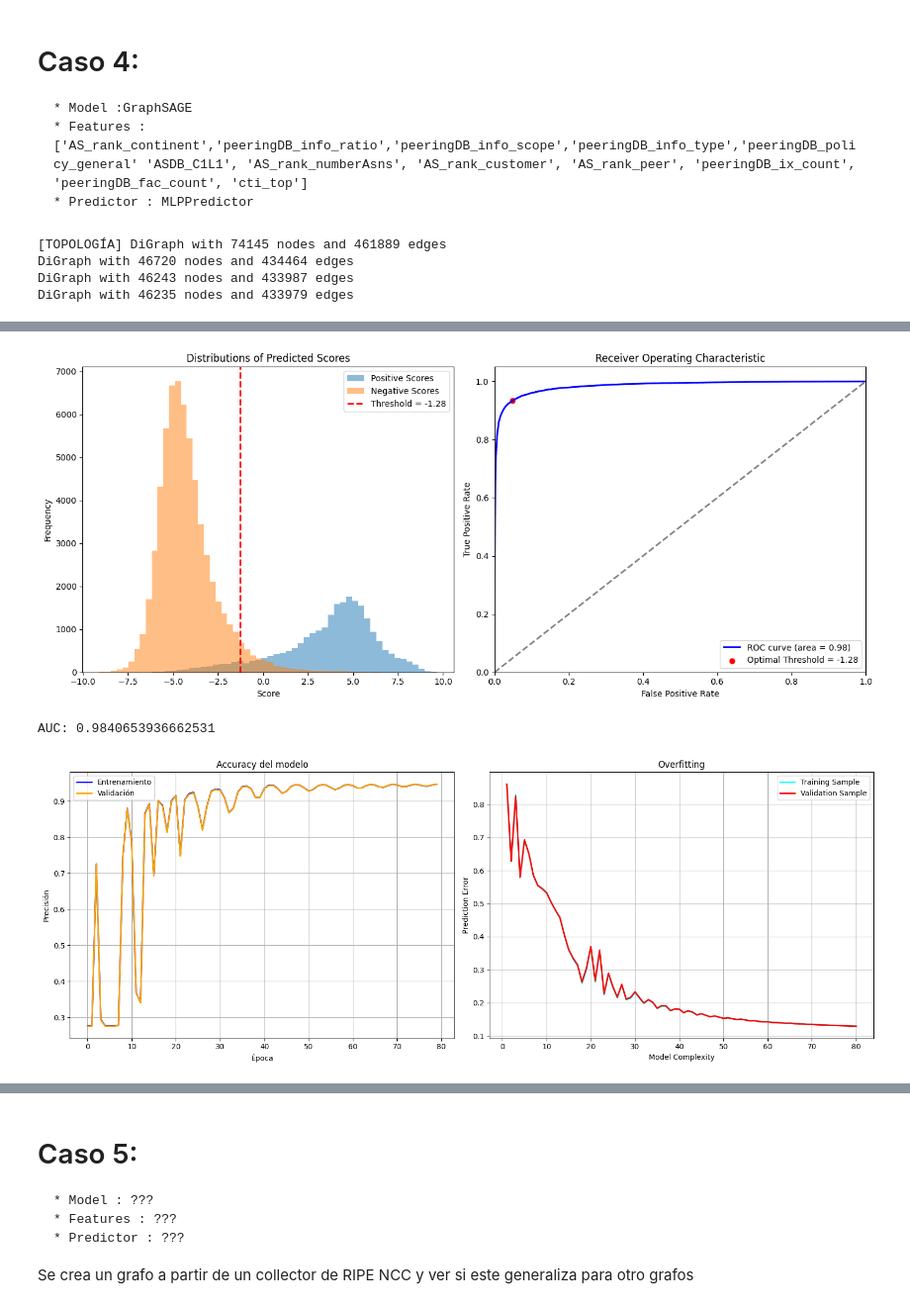
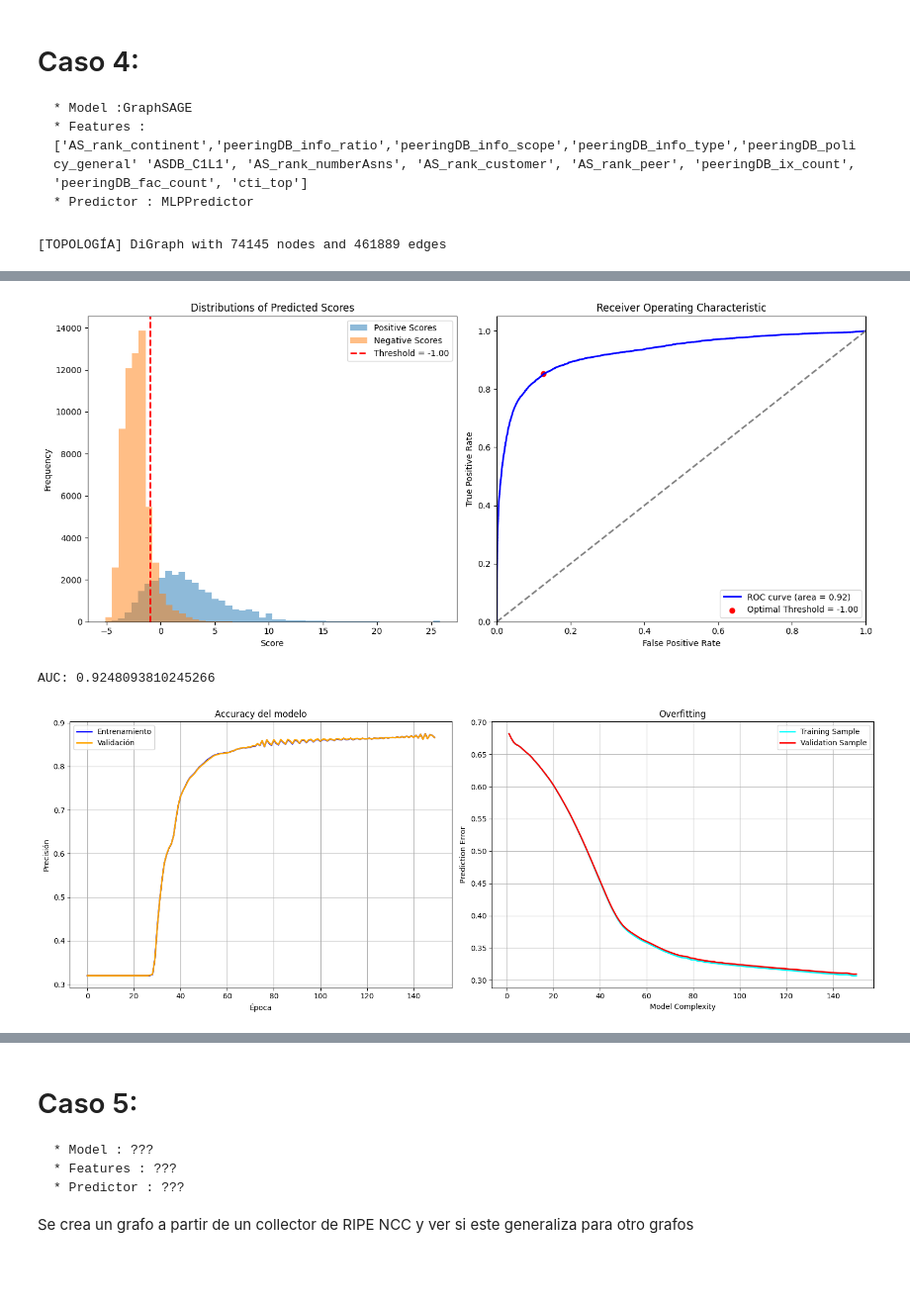
Before and after one commit to valesteban/TESIS, a Jupyter notebook: trainingBinaryClass.ipynb, the cells around one changed output, grey strips where cells are left out. Shown: that part at 99% size. Drawn from its saved outputs; the diff is of its cells as text; code cells hidden in the pictures; blank space fills up the shorter version.

```diff
--- a/trainingBinaryClass.ipynb
+++ b/trainingBinaryClass.ipynb
@@ -219,7 +211,7 @@ Graph with 46235 nodes and 433979 edges
 data_path = "datasets/DGL_Graph/MYCODEDiGraph/"
 
 gnn = GNN(debug=True)
-gnn.load_dataset( data_path, force_reload=False)
+gnn.load_dataset( data_path, force_reload=True)
 gnn.split_dataset()
 
 gnn.dgl_graph.ndata['feat'] = gnn.dgl_graph.ndata['feat'].float()
@@ -242,7 +234,7 @@ pred = MLPPredictor(8,1)
 
 # ----------- 3. set up loss and optimizer -------------- #
 
-optimizer = torch.optim.Adam(itertools.chain(model.parameters(), pred.parameters()), lr=0.02)
+optimizer = torch.optim.Adam(itertools.chain(model.parameters(), pred.parameters()), lr=0.006)
 
 # ----------- 4. training -------------------------------- #
 # Lista para almacenar los valores de pérdida
@@ -253,7 +245,7 @@ acc_train = []
 
 train_error = []
 val_error = []
-for e in range(80):
+for e in range(100):
   # forward
   h = model(gnn.dgl_graph, gnn.dgl_graph.ndata['feat'])
   logits =  pred(gnn.dgl_graph, h)
@@ -376,9 +372,9 @@ DiGraph with 46235 nodes and 433979 edges
 # dataset con features de nodos unicamente degrees
 data_path = "datasets/DGL_Graph/MYCODEDiGraphDegree/"
 
-gnn = GNN(debug=True)
-gnn.load_dataset( data_path, force_reload=False)
-gnn.split_dataset()
+gnn = GNN(debug=False)
+gnn.load_dataset( data_path, force_reload=True)
+gnn.split_dataset(0.6)
 
 gnn.dgl_graph.ndata['feat'] = gnn.dgl_graph.ndata['feat'].float() #FIXME:
 # print(gnn.dgl_graph.ndata['feat'] )
@@ -394,14 +390,17 @@ num_clases = 1
 num_features_in =  gnn.dgl_graph.ndata["feat"].size(1)
 num_feat_hidden = 15
 num_feat_out = 1
+# DATASET GRAPH ----------------------------------------------
+print("[DATASET]",gnn.dgl_graph)
+print("[DATASET]",gnn.dgl_graph.ndata['feat'])
 
 # model = GraphSAGE(num_features_in, num_feat_hidden,num_feat_out)
-model = GraphSAGE(num_features_in, num_feat_hidden, num_feat_out)
-pred = DotPredictor()
+model = GraphSAGE(num_features_in, num_feat_hidden, 8)
+pred = MLPPredictor(8,1)
 
 # ----------- 3. set up loss and optimizer -------------- #
 
-optimizer = torch.optim.Adam(itertools.chain(model.parameters(), pred.parameters()), lr=0.0005)
+optimizer = torch.optim.Adam(itertools.chain(model.parameters(), pred.parameters()), lr=0.01)
 
 # ----------- 4. training -------------------------------- #
 
@@ -460,6 +459,5 @@ optimal_threshold = plot_roc_curve(true_train_labels,predicted_train_scores)
 
 
 # ----------- 6. plot the loss and accuracy de training-------------- #
-print("[accccccc]",acc_train)
 plot_training(gnn,train_error,acc_train,val_error,acc_val,model_complexity,optimal_threshold)
 # %% [output]
@@ -488,18 +505,25 @@ weighted avg     0.6208    0.5992    0.6087     86778
 # %%
 # Crea archivos creacion dataset train, test, val -----------------------------------------------------
 
-LIST_FEATURES_NO_CATEG = ['AS_rank_numberAsns', 'AS_rank_customer', 'peeringDB_fac_count', 'cti_top']
+LIST_FEATURES_NO_CATEG = [
+                        # 'AS_rank_numberAsns',
+                        # 'AS_rank_customer',
+                        'peeringDB_fac_count',
+                        'cti_top']
 
-LIST_FEATURES_CATEG = ['AS_rank_continent',
-                        # 'peeringDB_info_ratio',
+LIST_FEATURES_CATEG = [
+                        # 'AS_rank_continent',
+                        #  'peeringDB_info_ratio',
                         # 'peeringDB_info_scope',
                         # 'peeringDB_info_type',
                         # 'peeringDB_policy_general'
-                        'ASDB_C1L1'
+                        # 'ASDB_C1L1'
                         ]
 
 # Crear Di graph
-list_feat = LIST_FEATURES_NO_CATEG + LIST_FEATURES_CATEG
+# list_feat = LIST_FEATURES_NO_CATEG + LIST_FEATURES_CATEG
+list_feat =  LIST_FEATURES_NO_CATEG
+
 path_dataset = os.getcwd() +  "/datasets/DGL_Graph/MYCODEDiGraph/"
 graph = Graph(path_dataset, debug=True)
 
@@ -513,22 +537,20 @@ print("[TOPOLOGÍA]", graph.nx_graph)
 features_filename = "datasets/GNN_INTERNET_DATA/node_features.csv"
 graph.features_nodes(features_filename,list_feat)
 
+
 # 3.- Eliminar nodos de grado 1 hojas
 
-graph.remove_nodes_degree(1)
-graph.remove_nodes_degree(1)
-graph.remove_nodes_degree(1)
+# graph.remove_nodes_degree(1)
+# graph.remove_nodes_degree(1)
+# graph.remove_nodes_degree(1)
 # %% [output]
 [TOPOLOGÍA] DiGraph with 74145 nodes and 461889 edges
-DiGraph with 46720 nodes and 434464 edges
-DiGraph with 46243 nodes and 433987 edges
-DiGraph with 46235 nodes and 433979 edges
 # %%
 # dataset con features de nodos unicamente degrees
 data_path = "datasets/DGL_Graph/MYCODEDiGraph/"
 
-gnn = GNN(debug=True)
-gnn.load_dataset( data_path, force_reload=False)
+gnn = GNN(debug=False)
+gnn.load_dataset( data_path, force_reload=True)
 gnn.split_dataset(0.6)
 
 gnn.dgl_graph.ndata['feat'] = gnn.dgl_graph.ndata['feat'].float()
@@ -537,7 +559,8 @@ edge_label = gnn.dgl_graph.edata['Relationship']
 train_mask = gnn.train_mask
 test_mask = gnn.test_mask
 
-in_feats = gnn.dgl_graph.ndata["feat"].size(1) #72
+in_feats = gnn.dgl_graph.ndata["feat"]
+print("[IN_FEATS]",in_feats)
 h_feats = 16
 num_clases = 1
 
@@ -545,14 +568,17 @@ num_features_in =  gnn.dgl_graph.ndata["feat"].size(1)
 num_feat_hidden = 16
 num_feat_out = 1
 
+# DATASET GRAPH ----------------------------------------------
+print("[DGL Graph]",gnn.dgl_graph)
+
 # model = GraphSAGE(num_features_in, num_feat_hidden,num_feat_out)
-model = GraphSAGE(num_features_in, num_feat_hidden, 8)
+model = GraphSAGE(num_features_in , num_feat_hidden, 8)
 pred = MLPPredictor(8,1)
 
 
 # ----------- 3. set up loss and optimizer -------------- #
 
-optimizer = torch.optim.Adam(itertools.chain(model.parameters(), pred.parameters()), lr=0.0)
+optimizer = torch.optim.Adam(itertools.chain(model.parameters(), pred.parameters()), lr=0.005)
 
 # ----------- 4. training -------------------------------- #
 # Lista para almacenar los valores de pérdida
@@ -564,7 +590,7 @@ acc_train = []
 train_error = []
 val_error = []
 
-for e in range(80):
+for e in range(150):
   # forward
   h = model(gnn.dgl_graph, gnn.dgl_graph.ndata['feat'])
   logits =  pred(gnn.dgl_graph, h)
@@ -574,7 +600,7 @@ for e in range(80):
 
   # Calculo pérdida --------------------------------------------------------
   # Calcular la pérdida en el conjunto de entrenamiento --------------------
-  train_loss = F.binary_cross_entropy_with_logits(logilogitsts[train_mask], labels[train_mask])
+  train_loss = F.binary_cross_entropy_with_logits(logits[train_mask], labels[train_mask])
   train_error.append(train_loss.item())
 
 
@@ -632,6 +662,6 @@ In epoch 70, train loss: 0.1342485398054123, val loss: 0.13382013142108917
-[figure, old version]
+[figure, new version]
-AUC: 0.9840653936662531
+AUC: 0.9248093810245266
-[figure, old version]
+[figure, new version]
 # %%
 # ----------- 6. Calcular métricas -------------- #
 
```
Also changed, not shown: parts of 16 cells of this notebook, 2 other files.
